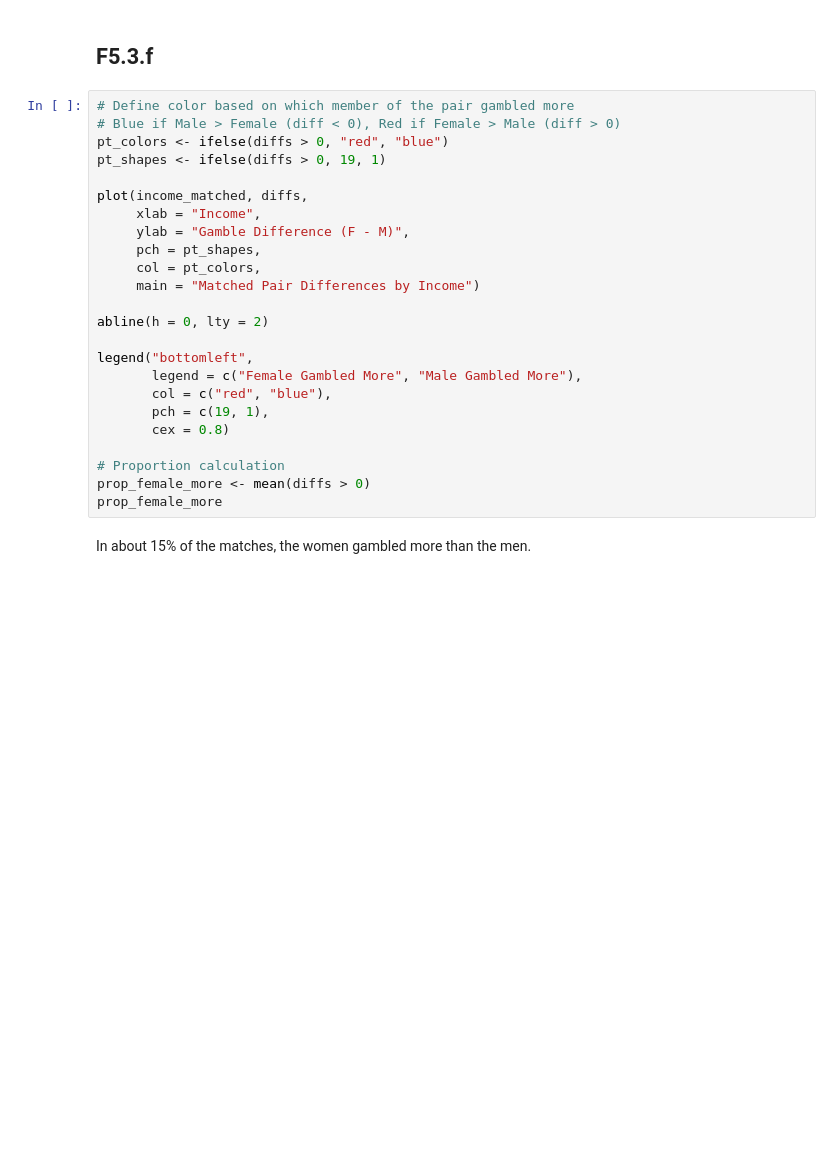
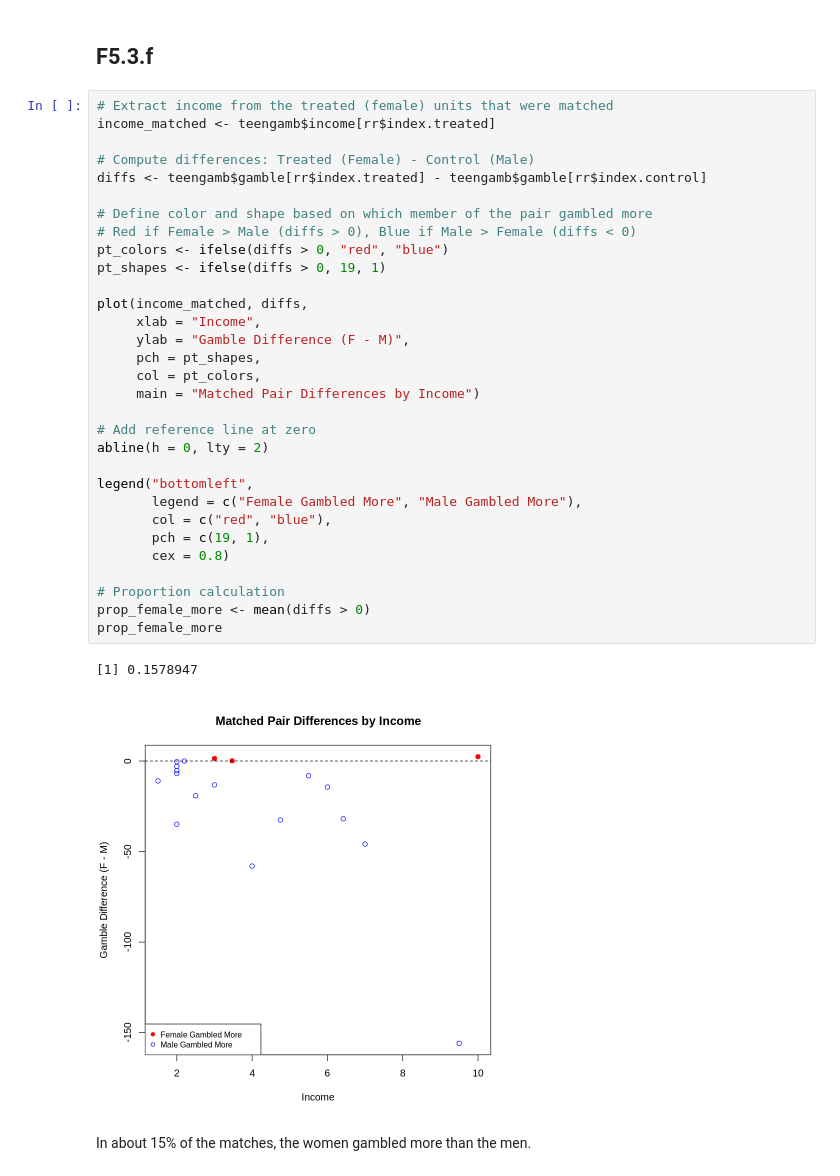
Before and after one commit to Rijanhastwoears/Stat538_homeworks, a Jupyter notebook: 6/scratch.ipynb, the cells around one changed output. Cells and saved outputs as stored; diff of their text form; blank space fills up the shorter version.

```diff
--- a/6/scratch.ipynb
+++ b/6/scratch.ipynb
@@ -428,29 +549,39 @@ It seems that the result is significant ($p = 0.02041$). Since $p < 0.05$, we re
 # %% [markdown]
 ## F5.3.f
 # %%
-# Define color based on which member of the pair gambled more
-# Blue if Male > Female (diff < 0), Red if Female > Male (diff > 0)
+# Extract income from the treated (female) units that were matched
+income_matched <- teengamb$income[rr$index.treated]
+
+# Compute differences: Treated (Female) - Control (Male)
+diffs <- teengamb$gamble[rr$index.treated] - teengamb$gamble[rr$index.control]
+
+# Define color and shape based on which member of the pair gambled more
+# Red if Female > Male (diffs > 0), Blue if Male > Female (diffs < 0)
 pt_colors <- ifelse(diffs > 0, "red", "blue")
 pt_shapes <- ifelse(diffs > 0, 19, 1)
 
 plot(income_matched, diffs,
      xlab = "Income",
      ylab = "Gamble Difference (F - M)",
      pch = pt_shapes,
      col = pt_colors,
      main = "Matched Pair Differences by Income")
 
+# Add reference line at zero
 abline(h = 0, lty = 2)
 
 legend("bottomleft",
        legend = c("Female Gambled More", "Male Gambled More"),
        col = c("red", "blue"),
        pch = c(19, 1),
        cex = 0.8)
 
 # Proportion calculation
 prop_female_more <- mean(diffs > 0)
 prop_female_more
+# %% [output]
+[1] 0.1578947
+[figure, added]
 # %% [markdown]
 In about 15% of the matches, the women gambled more than the men.
 # %% [markdown]
```
Also changed, not shown: parts of 60 cells of this notebook, 5 other files.
